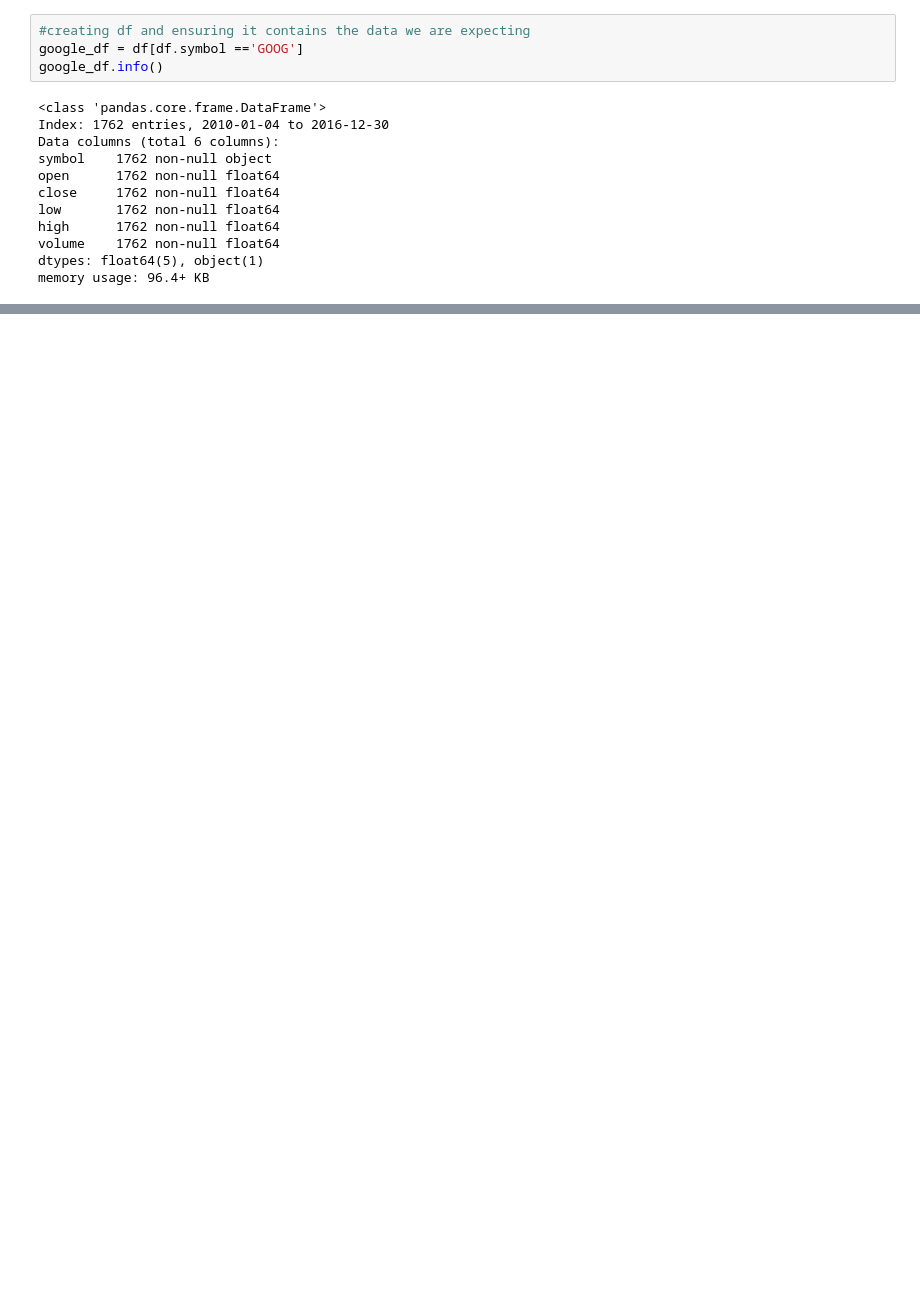
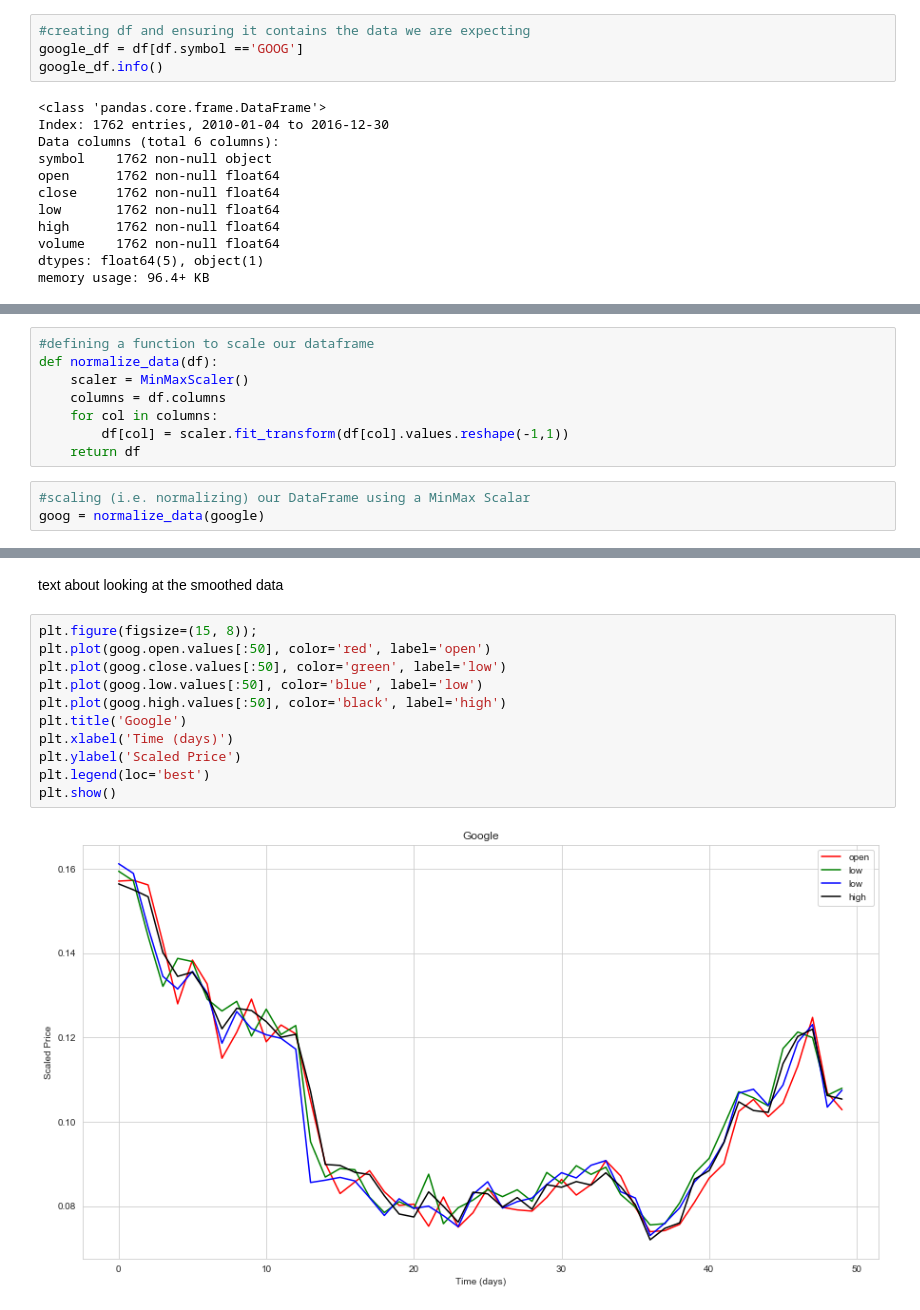
Before and after one commit to MissAle17/dsc-4-final-project-online-ds-sp-000, a Jupyter notebook: student.ipynb, the cells around one changed output, grey strips where cells are left out. Cells and saved outputs as stored; diff of their text form; blank space fills up the shorter version.

```diff
--- a/student.ipynb
+++ b/student.ipynb
@@ -420,0 +435,11 @@ array(['GOOG'], dtype=object)
+# %%
+#defining a function to scale our dataframe
+def normalize_data(df):
+    scaler = MinMaxScaler()
+    columns = df.columns
+    for col in columns:
+        df[col] = scaler.fit_transform(df[col].values.reshape(-1,1))
+    return df
+# %%
+#scaling (i.e. normalizing) our DataFrame using a MinMax Scalar
+goog = normalize_data(google)
@@ -421,3 +469,18 @@ array(['GOOG'], dtype=object)
+# %% [markdown]
+text about looking at the smoothed data
+# %%
+plt.figure(figsize=(15, 8));
+plt.plot(goog.open.values[:50], color='red', label='open')
+plt.plot(goog.close.values[:50], color='green', label='low')
+plt.plot(goog.low.values[:50], color='blue', label='low')
+plt.plot(goog.high.values[:50], color='black', label='high')
+plt.title('Google')
+plt.xlabel('Time (days)')
+plt.ylabel('Scaled Price')
+plt.legend(loc='best')
+plt.show()
+# %% [output]
+[figure, added]
 # %%
 #Please note that if you are following along the below section of code will
 #take a significant amount of time to run.  On the first pass on a 2019 MacBook Pro, this code took _MINUTES_  to run
```
Also changed, not shown: parts of 16 cells of this notebook.
